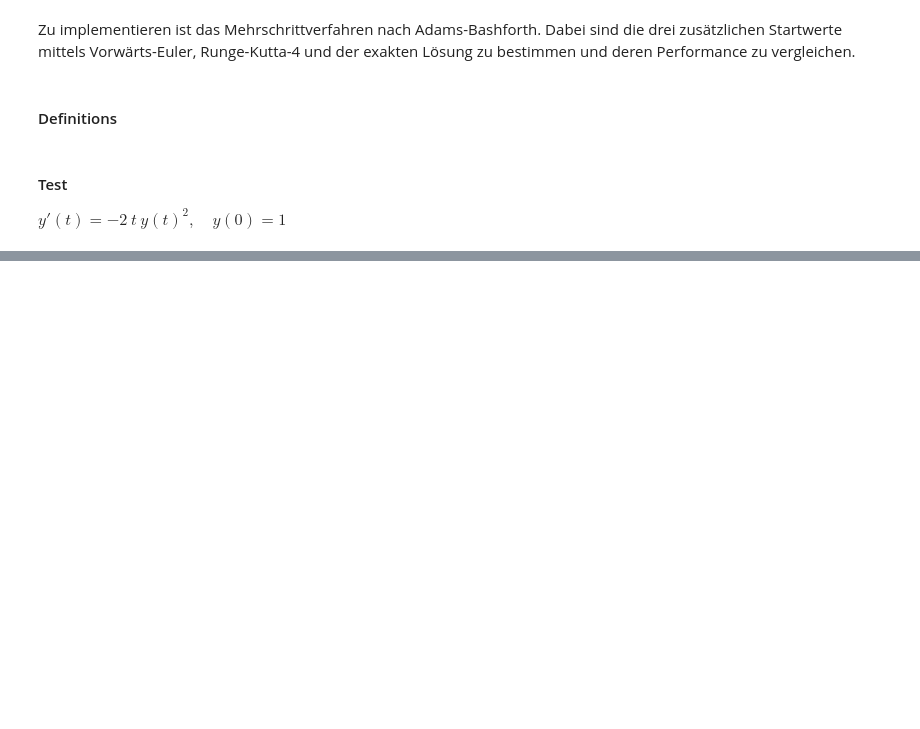
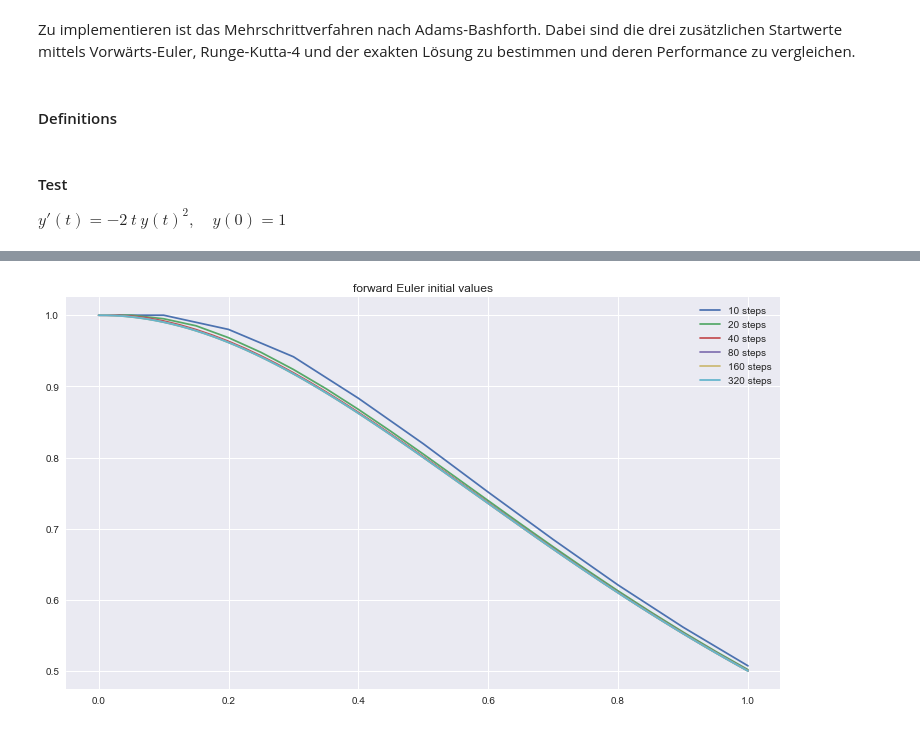
Before and after one commit to maxstollmayer/NuMeDiffG, a Jupyter notebook: Aufgabenblatt 4/Aufgabenblatt 4 Lösung.ipynb, the cells around one changed output, grey strips where cells are left out. Saved outputs shown, nothing was run; the diff lists cells and outputs as text; code cells hidden in the pictures; blank space fills up the shorter version.

```diff
--- a/Aufgabenblatt 4/Aufgabenblatt 4 Lösung.ipynb
+++ b/Aufgabenblatt 4/Aufgabenblatt 4 Lösung.ipynb
@@ -166,0 +154,16 @@ True
+# %%
+err3 = ()
+for N in steps:
+    inits = forward_euler(f, y0, t0, tN, N)[0:4].flatten()
+    y = adams_bashforth(f, inits, t0, tN, N)
+    err3 += (error(y),)
+
+    plt.plot(np.arange(N+1)/N, y, label=f"{N} steps")
+
+plt.title("forward Euler initial values")
+plt.legend()
+plt.show()
+
+ord3 = order(err3, 1/steps)
+# %% [output]
+[figure, added]
```
Also changed, not shown: parts of 14 cells of this notebook, 1 other file.
